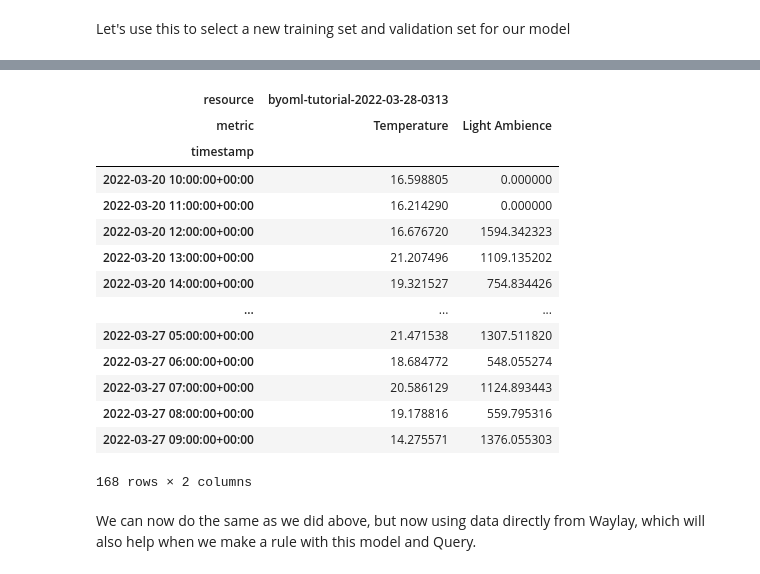
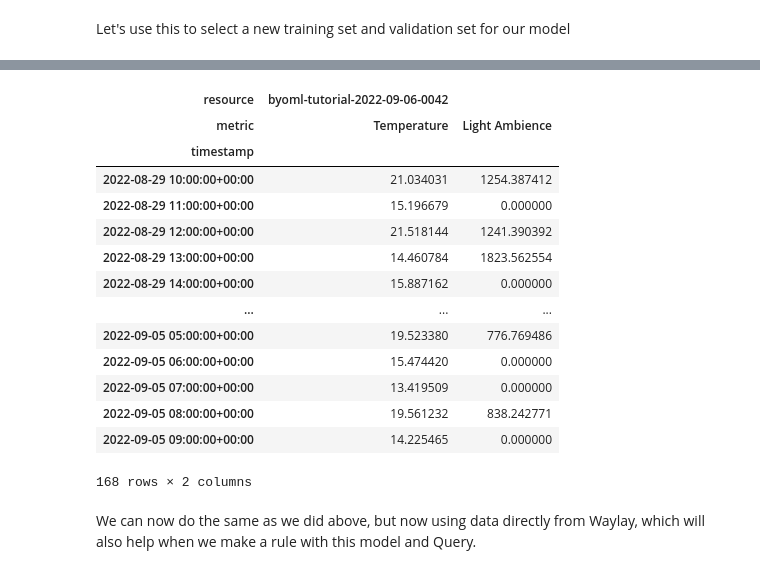
Before and after one commit to waylayio/demo-general, a Jupyter notebook: byoml/tutorial.ipynb, the cells around one changed output, grey strips where cells are left out. Drawn from its saved outputs; the diff is of its cells as text; code cells hidden in the pictures.

```diff
--- a/byoml/tutorial.ipynb
+++ b/byoml/tutorial.ipynb
@@ -10,6 +10,6 @@ from datetime import datetime
 from random import random
 run_id = f"{datetime.now():%Y-%m-%d}-{1000 * random():04.0f}"
 MODEL_NAME=f'tutorial-{run_id}'
-PROFILE='dedicated-opossum'
+PROFILE='render_notebook'
 MODEL_NAME
 # %% [output]
@@ -271,6 +269,6 @@ The `waylay.api.resource` actions let you manage these _resources.
 # %%
 resource_id = f'byoml-{MODEL_NAME}'
-waylay.api.resource.update(resource_id, body={
+waylay.resources.resource.update(resource_id, body={
     'id': resource_id,
     'name': resource_id
 })
@@ -435,22 +426,22 @@ data_previous_month
 720 rows × 2 columns
 # %%
-data_last_week = waylay.analytics.query.data(query_name, params={ 'until': '-P1D' })
+data_last_week = waylay.queries.query.execute(query_name, params={ 'until': '-P1D' })
 data_last_week
 # %% [output]
-| resource | byoml-tutorial-2022-03-28-0313 |  |
+| resource | byoml-tutorial-2022-09-06-0042 |  |
 | metric | Temperature | Light Ambience |
 | timestamp |  |  |
-| 2022-03-20 10:00:00+00:00 | 16.598805 | 0.000000 |
-| 2022-03-20 11:00:00+00:00 | 16.214290 | 0.000000 |
-| 2022-03-20 12:00:00+00:00 | 16.676720 | 1594.342323 |
-| 2022-03-20 13:00:00+00:00 | 21.207496 | 1109.135202 |
-| 2022-03-20 14:00:00+00:00 | 19.321527 | 754.834426 |
+| 2022-08-29 10:00:00+00:00 | 21.034031 | 1254.387412 |
+| 2022-08-29 11:00:00+00:00 | 15.196679 | 0.000000 |
+| 2022-08-29 12:00:00+00:00 | 21.518144 | 1241.390392 |
+| 2022-08-29 13:00:00+00:00 | 14.460784 | 1823.562554 |
+| 2022-08-29 14:00:00+00:00 | 15.887162 | 0.000000 |
 | ... | ... | ... |
-| 2022-03-27 05:00:00+00:00 | 21.471538 | 1307.511820 |
-| 2022-03-27 06:00:00+00:00 | 18.684772 | 548.055274 |
-| 2022-03-27 07:00:00+00:00 | 20.586129 | 1124.893443 |
-| 2022-03-27 08:00:00+00:00 | 19.178816 | 559.795316 |
-| 2022-03-27 09:00:00+00:00 | 14.275571 | 1376.055303 |
+| 2022-09-05 05:00:00+00:00 | 19.523380 | 776.769486 |
+| 2022-09-05 06:00:00+00:00 | 15.474420 | 0.000000 |
+| 2022-09-05 07:00:00+00:00 | 13.419509 | 0.000000 |
+| 2022-09-05 08:00:00+00:00 | 19.561232 | 838.242771 |
+| 2022-09-05 09:00:00+00:00 | 14.225465 | 0.000000 |
 168 rows × 2 columns
 # %% [markdown]
 We can now do the same as we did above, but now using data directly from Waylay, which will also help when we make a rule with this model and Query.
```
Also changed, not shown: parts of 27 cells of this notebook, 20 other files.
